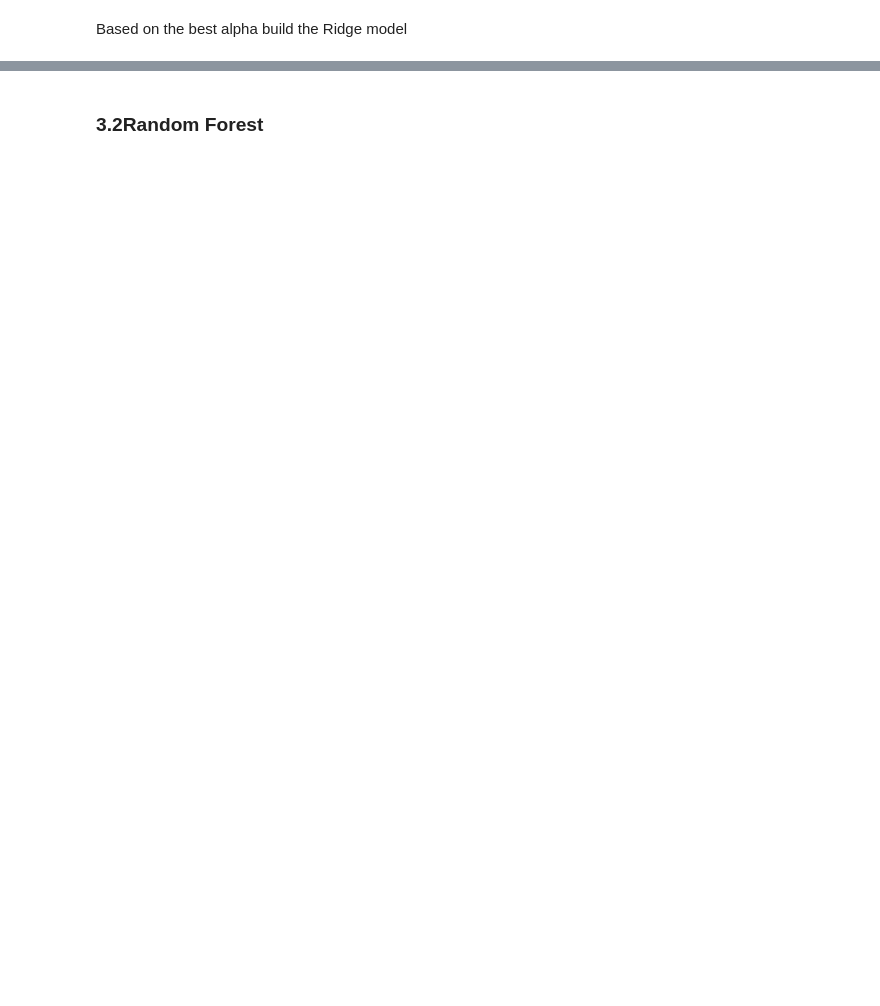
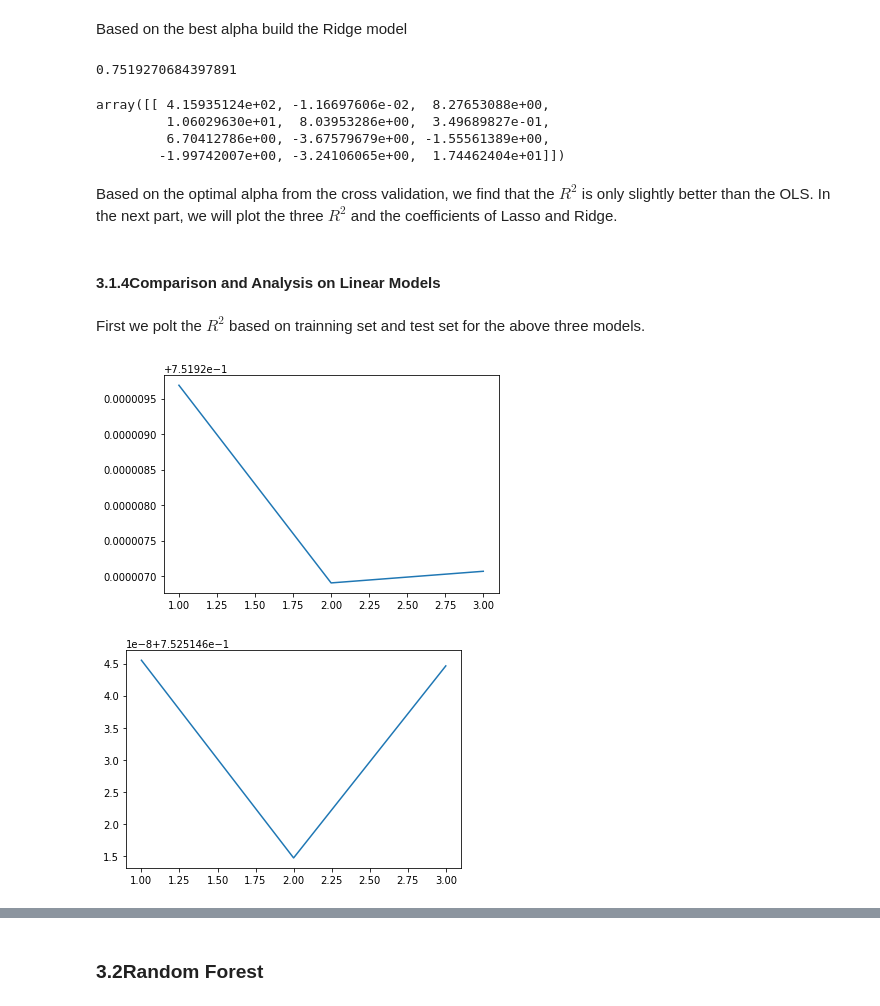
Before and after one commit to MorphyFwy/4990_project, a Jupyter notebook: Model_Selection.ipynb, the cells around one changed output, grey strips where cells are left out. Cells and saved outputs as stored; diff of their text form; code cells hidden in the pictures; blank space fills up the shorter version.

```diff
--- a/Model_Selection.ipynb
+++ b/Model_Selection.ipynb
@@ -309,13 +309,15 @@ From the plots showed above, we could get some general understanding of our data
 In this part, we build different machine learning models including linear regression, random forest and boosting to predict the travel time. Compare all the models and choose the best one as our final model.
 # %% [markdown]
 First we devide the data into training and testing part. The training part is used to train the model and the testing part is used to evaluate the performance of the model.
+# %%
+import pandas as pd
+dat = pd.read_csv("/Users/weiyaofan/Desktop/train_dataset_1.csv")
+x = dat[['distance_in_km','if_Monday','if_Wednesday','if_Thursday','if_Friday','if_Saturday','if_during_peek','visib','fog','prcp','snow_ice_pellets','num_accident']]
+y = dat[['travel_time']]
 # %%
 #Train and test data split
 from sklearn.model_selection import train_test_split
 
-x = df_train[['distance_in_km','pickup_latitude','pickup_longitude','dropoff_latitude','dropoff_longitude','if_Monday','if_Tuesday', 'if_Wednesday',
-       'if_Thursday', 'if_Friday', 'if_Saturday','if_during_peek','visib','fog','prcp','snow_ice_pellets']]
-y = df_train['travel_time']
 x_train, x_test, y_train, y_test = train_test_split(x, y, test_size=0.2, random_state=7)
 # %% [markdown]
 ### 3.1Linear Regression
@@ -378,6 +414,6 @@ print alpha_opt
 Based on the best alpha build the Lasso model:
 # %%
 #Use the optimal alpha to build the Lasso Model
-Lasso_mod = Lasso(alpha = alpha_opt)
+Lasso_mod = Lasso(alpha =0.02161161161161161)
 Lasso_mod.fit(x_train_scale,y_train_scale)
 Lasso_mod.score(x_test_scale,y_test_scale)
@@ -403,6 +449,8 @@ print alpha_opt
 Based on the best alpha build the Ridge model
 # %%
 #Use the optimal alpha to build the Lasso Model
-Ridge_mod = Ridge(alpha = alpha_opt)
+Ridge_mod = Ridge(alpha = 21.206206206206204)
 Ridge_mod.fit(x_train_scale,y_train_scale)
 Ridge_mod.score(x_test_scale,y_test_scale)
+# %% [output]
+0.7519270684397891
@@ -410,0 +457,24 @@ result
+# %%
+Ridge_mod.coef_
+# %% [output]
+array([[ 4.15935124e+02, -1.16697606e-02,  8.27653088e+00,
+         1.06029630e+01,  8.03953286e+00,  3.49689827e-01,
+         6.70412786e+00, -3.67579679e+00, -1.55561389e+00,
+        -1.99742007e+00, -3.24106065e+00,  1.74462404e+01]])
+# %% [markdown]
+Based on the optimal alpha from the cross validation, we find that the $R^2$ is only slightly better than the OLS. In the next part, we will plot the three $R^2$ and the coefficients of Lasso and Ridge.
+# %% [markdown]
+#### 3.1.4Comparison and Analysis on Linear Models
+# %% [markdown]
+First we polt the $R^2$ based on trainning set and test set for the above three models.
+# %%
+temp = [1,2,3]
+test_rsq = [linear_mod.score(x_test,y_test), Lasso_mod.score(x_test_scale,y_test_scale), Ridge_mod.score(x_test_scale,y_test_scale)]
+train_rsq = [linear_mod.score(x_train,y_train), Lasso_mod.score(x_train_scale,y_train_scale), Ridge_mod.score(x_train_scale,y_train_scale)]
+plt.plot(temp, test_rsq)
+plt.show()
+plt.plot(temp, train_rsq)
+plt.show()
+# %% [output]
+[figure, added]
+[figure, added]
```
Also changed, not shown: parts of 60 cells of this notebook.
